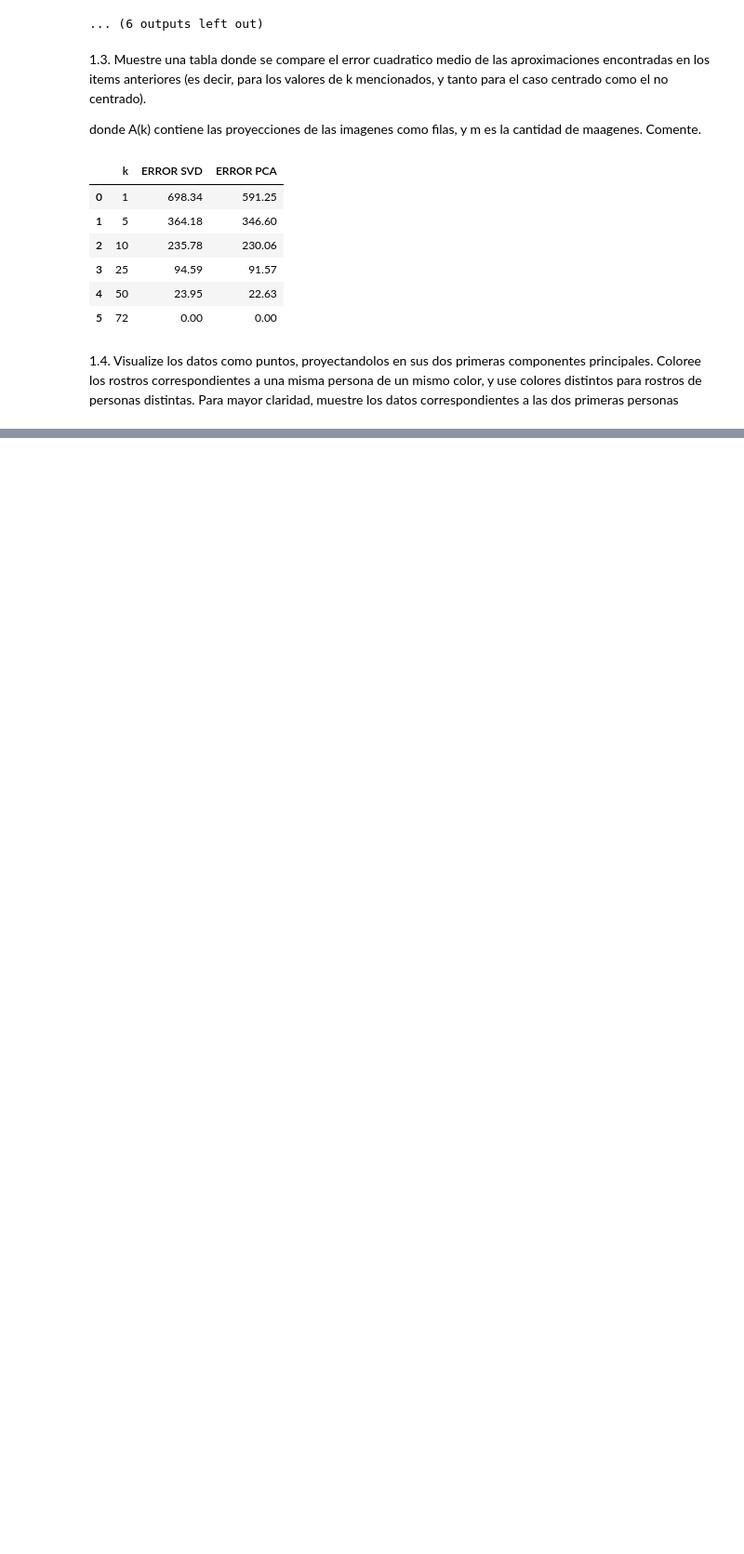
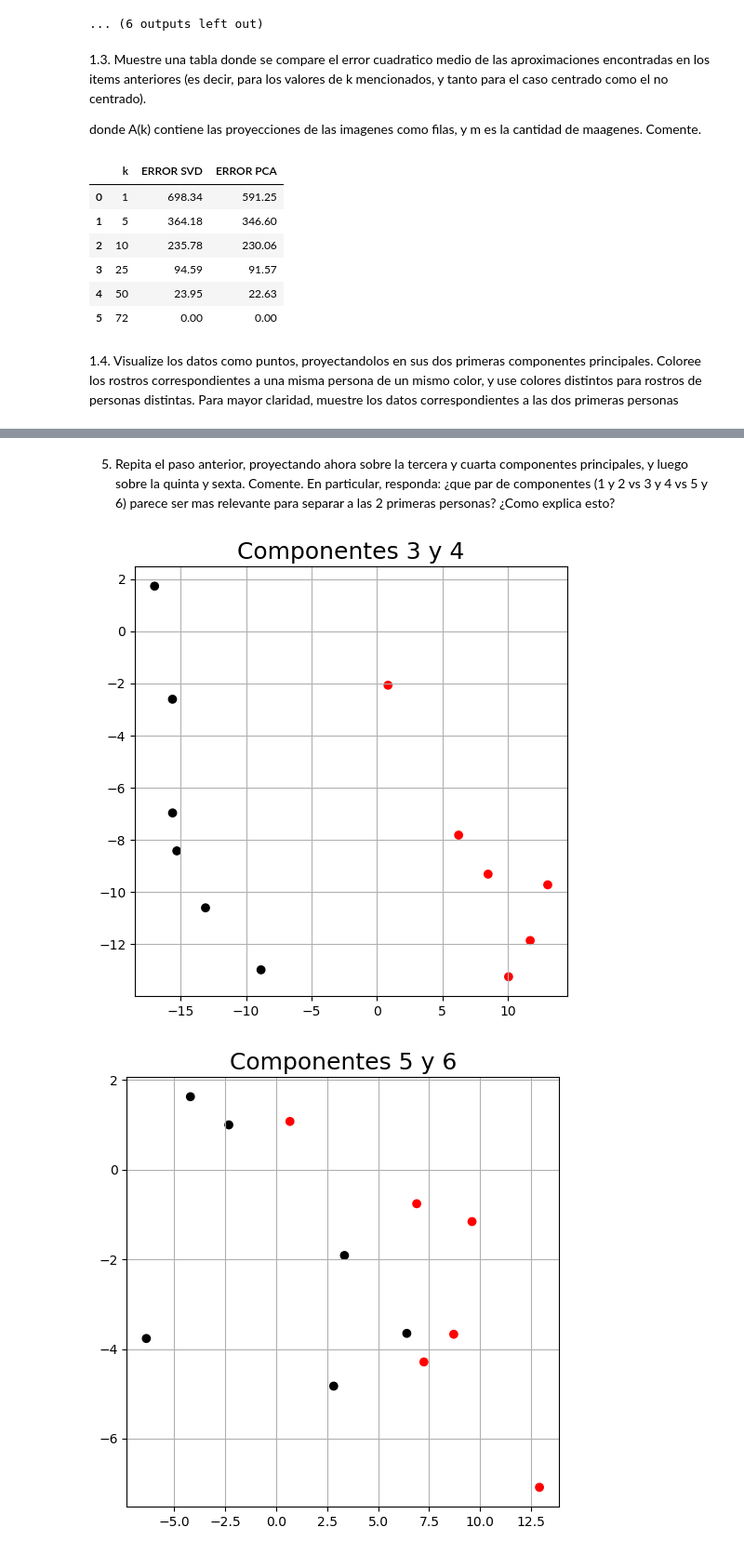
Before and after one commit to fernandaleroy/Proyecto-Algebra-, a Jupyter notebook: Codigo_Proyecto_SVD.ipynb, the cells around one changed output, grey strips where cells are left out. Shown at 93% size. Drawn from its saved outputs; the diff is of its cells as text; code cells hidden in the pictures; blank space fills up the shorter version.

```diff
--- a/Codigo_Proyecto_SVD.ipynb
+++ b/Codigo_Proyecto_SVD.ipynb
@@ -147,0 +167,10 @@ las dos primeras personas
+# %% [markdown]
+5. Repita el paso anterior, proyectando ahora sobre la tercera y cuarta componentes principales, y luego sobre la quinta y sexta. Comente. En particular, responda: ¿que par de componentes (1 y 2 vs 3 y 4 vs 5 y 6) parece
+ser mas relevante para separar a las 2 primeras personas? ¿Como explica
+esto?
+# %%
+graficar_proyeccion_componentes(proyeccion, 2, 3)   # Componentes 3 y 4
+graficar_proyeccion_componentes(proyeccion, 4, 5)   # Componentes 5 y 6
+# %% [output]
+[figure, added]
+[figure, added]
```
Also changed, not shown: parts of 6 cells of this notebook.
